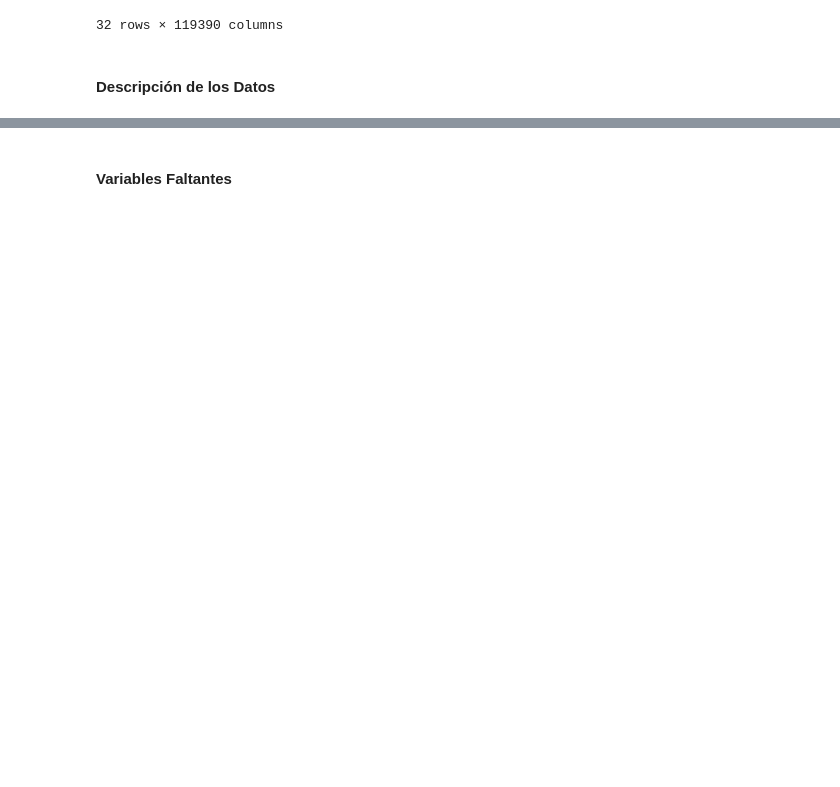
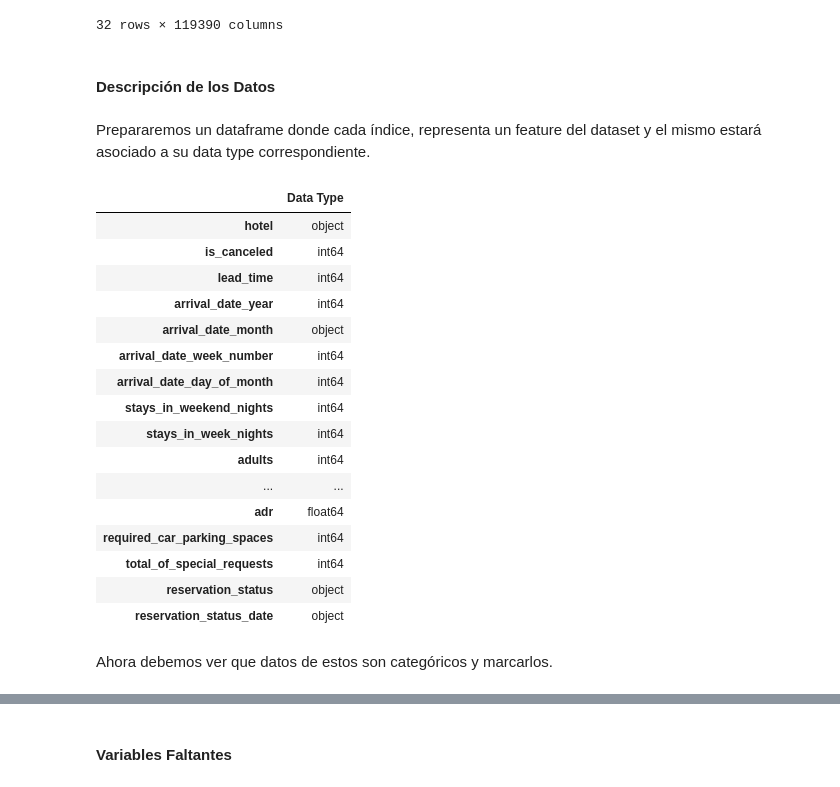
Before and after one commit to Jonathan-R0/TP2-OrganizacionDeDatos, a Jupyter notebook: src/Parte2.ipynb, the cells around one changed output, grey strips where cells are left out. Cells and saved outputs as stored; diff of their text form; code cells hidden in the pictures; blank space fills up the shorter version.

```diff
--- a/src/Parte2.ipynb
+++ b/src/Parte2.ipynb
@@ -68,3 +68,28 @@ bookings.T
 32 rows × 119390 columns
 # %% [markdown]
 #### Descripción de los Datos
+# %% [markdown]
+Prepararemos un dataframe donde cada índice, representa un feature del dataset y el mismo estará asociado a su data type correspondiente.
+# %%
+types = pd.DataFrame(bookings.dtypes).rename(columns = {0: 'Data Type'}, inplace=False)
+types
+# %% [output]
+|  | Data Type |
+| hotel | object |
+| is_canceled | int64 |
+| lead_time | int64 |
+| arrival_date_year | int64 |
+| arrival_date_month | object |
+| arrival_date_week_number | int64 |
+| arrival_date_day_of_month | int64 |
+| stays_in_weekend_nights | int64 |
+| stays_in_week_nights | int64 |
+| adults | int64 |
+| ... | ... |
+| adr | float64 |
+| required_car_parking_spaces | int64 |
+| total_of_special_requests | int64 |
+| reservation_status | object |
+| reservation_status_date | object |
+# %% [markdown]
+Ahora debemos ver que datos de estos son categóricos y marcarlos.
```
Also changed, not shown: parts of 8 cells of this notebook, 1 other file.
